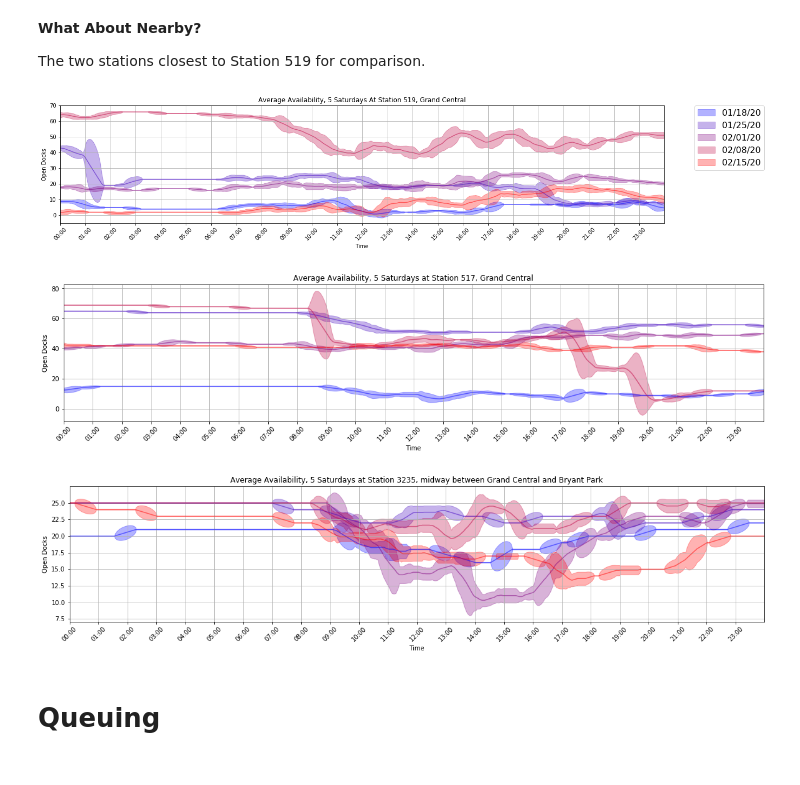
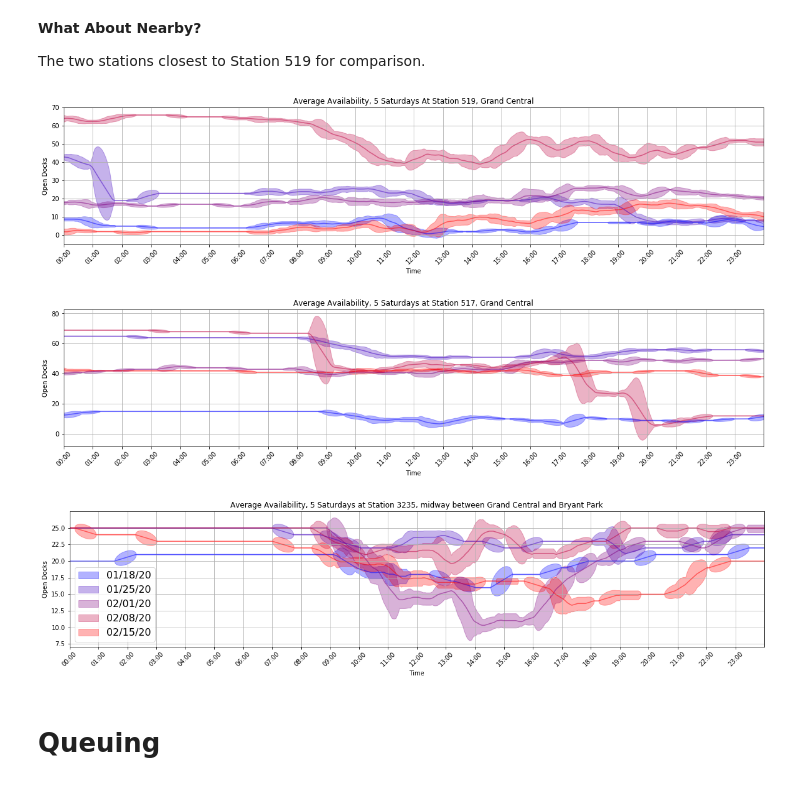
Before and after one commit to DonRomaniello/citibike_dock_availability, a Jupyter notebook: CitiBike_Docks.ipynb, the cells around one changed output. Cells and saved outputs as stored; diff of their text form; code cells hidden in the pictures.

Commit message:
Graph label chicanery.

```diff
--- a/CitiBike_Docks.ipynb
+++ b/CitiBike_Docks.ipynb
@@ -350,14 +350,6 @@ timerange = [locreturn(mu45, startday), locreturn(mu45, month_day_time(lateday))
 
 sub3settings()
 
-patches = []
-for x in range(0, weeks + 1):
-  patches.append(mpatches.Patch(color=hex_color(int(((255 / weeks) * x)), 0, 255 - int(((255 / weeks) * x))),
-                                alpha=.3,
-                                label=month_day_year(epoch_xweeks_from_day(startday, x))
-  ))
-
-plt.legend(handles=patches, prop={'size': 16}, bbox_to_anchor=(1.05, 1), loc='upper left', borderaxespad=0.)
 plt.title('Average Availability, 5 Saturdays At Station 519, Grand Central')
 # Stack days of week onto each other; ex. Saturday the 11th on Saturday the 18th, etc.
 for x in range(0, weeks + 1):
@@ -418,36 +410,47 @@ stationid = 3235
 sigma = 2
 timerange = [locreturn(mu45, startday), locreturn(mu45, month_day_time(lateday))]
 
 sub3settings()
 
+
+patches = []
+for x in range(0, weeks + 1):
+  patches.append(mpatches.Patch(color=hex_color(int(((255 / weeks) * x)), 0, 255 - int(((255 / weeks) * x))),
+                                alpha=.3,
+                                label=month_day_year(epoch_xweeks_from_day(startday, x))
+  ))
+
+plt.legend(handles=patches, prop={'size': 16})
+
+
 plt.title('Average Availability, 5 Saturdays at Station 3235, midway between Grand Central and Bryant Park')
 # Stack days of week onto each other; ex. Saturday the 11th on Saturday the 18th, etc.
 for x in range(0, weeks + 1):
 
   rowrange = [locreturn(mu45, month_day_time(epoch_xweeks_from_day(startday, x))),
               locreturn(mu45, month_day_time(epoch_xweeks_from_day(month_day_time(one_day_more(startday)), x)))]
 
   # Move the color along a spectrum
   hue = hex_color(int(((255 / weeks) * x)), 0, 255 - int(((255 / weeks) * x)))
 
 
   plt.fill_between(sigma45.index[timerange[0]:timerange[1]],
                   mu45[rowrange[0]:rowrange[1]][stationid] - (sigma * sigma45[rowrange[0]:rowrange[1]][stationid]),
                   mu45[rowrange[0]:rowrange[1]][stationid] + (sigma * sigma45[rowrange[0]:rowrange[1]][stationid]),
                   color=hue,
                   alpha=.3
   )
 
 
   plt.plot(sigma45.index[timerange[0]:timerange[1]],
            mu45[rowrange[0]:rowrange[1]][stationid],
            color=hue,
            alpha=.5
   )
 # %% [output]
-[figure, old version]
+[figure, new version]
 [figure]
-[figure, old version]
+[figure, new version]
 # %% [markdown]
 # Queuing
 # %% [markdown]
```
Also changed, not shown: parts of 2 cells of this notebook.
